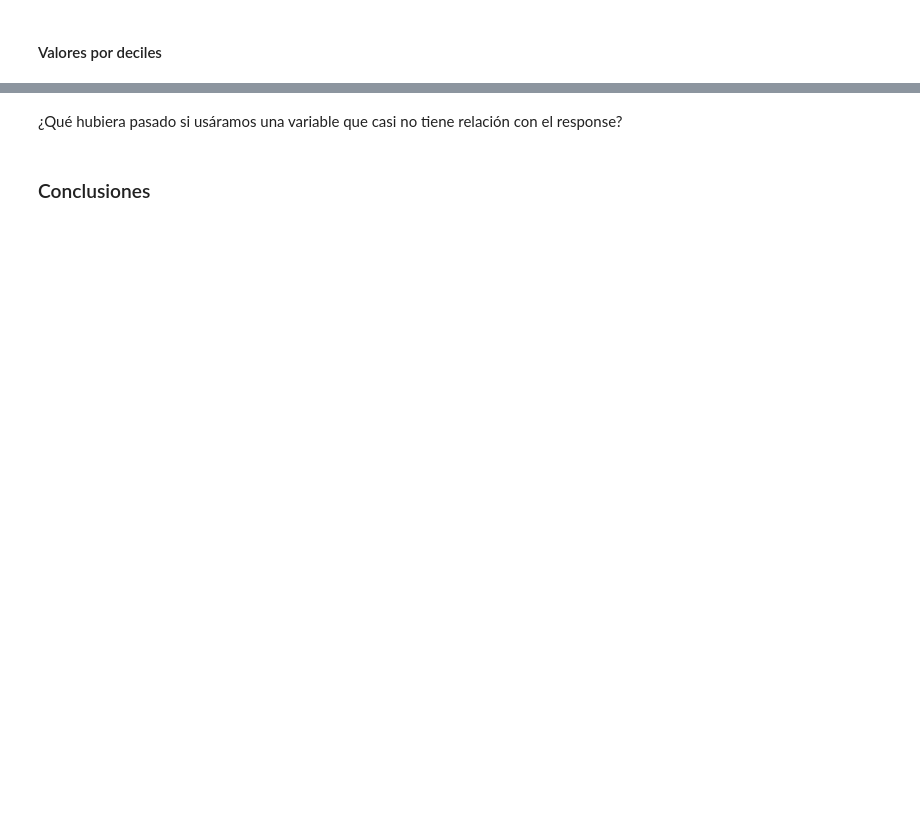
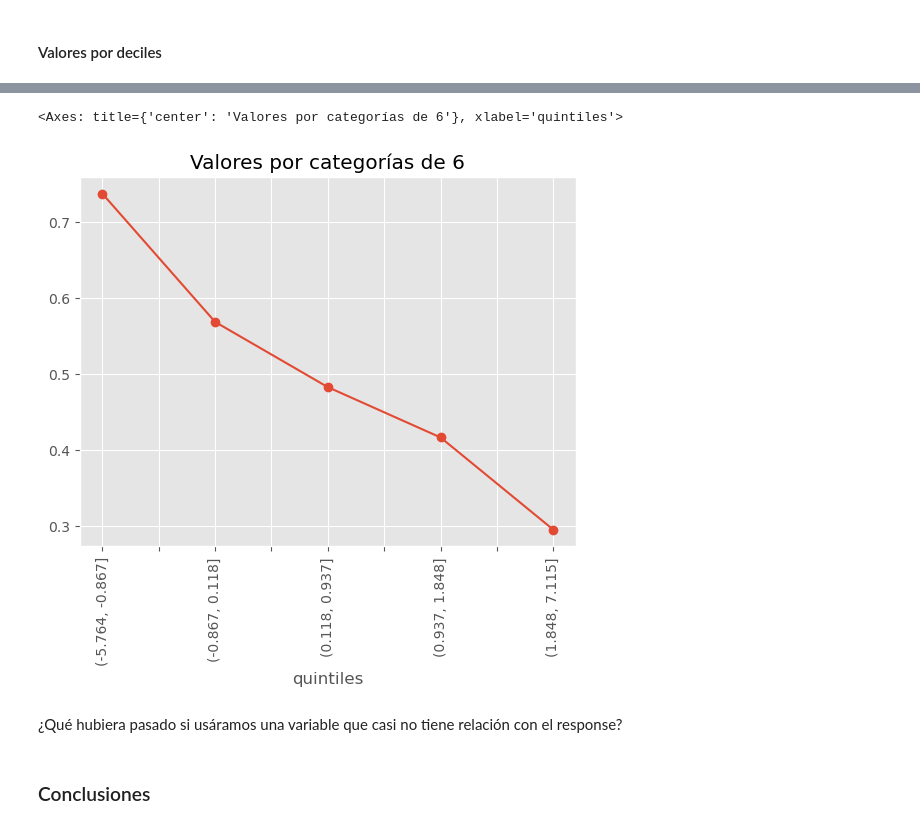
Before and after one commit to HectorH06/Data-Proc-Lab, a Jupyter notebook: Material/8,1_clase_012021.ipynb, the cells around one changed output, grey strips where cells are left out. Saved outputs shown, nothing was run; the diff lists cells and outputs as text; code cells hidden in the pictures; blank space fills up the shorter version.

```diff
--- a/Material/8,1_clase_012021.ipynb
+++ b/Material/8,1_clase_012021.ipynb
@@ -499,2 +516,5 @@ grupo.reset_index().plot(
 # %% [markdown]
 #### Valores por deciles
+# %%
+df['quintiles'] = pd.qcut(df[variable], q = 5)
+df.quintiles.value_counts()
@@ -501,3 +529,13 @@ grupo.reset_index().plot(
+# %%
+df.groupby('quintiles')['y'].mean().plot(
+    kind = 'line',
+    marker = 'o',
+    rot = 90,
+    title = f'Valores por categorías de {variable}'
+)
+# %% [output]
+<Axes: title={'center': 'Valores por categorías de 6'}, xlabel='quintiles'>
+[figure, added]
 # %% [markdown]
 ¿Qué hubiera pasado si usáramos una variable que casi no tiene relación con el response?
 # %% [markdown]
```
Also changed, not shown: parts of 2 cells of this notebook, 2 other files.
